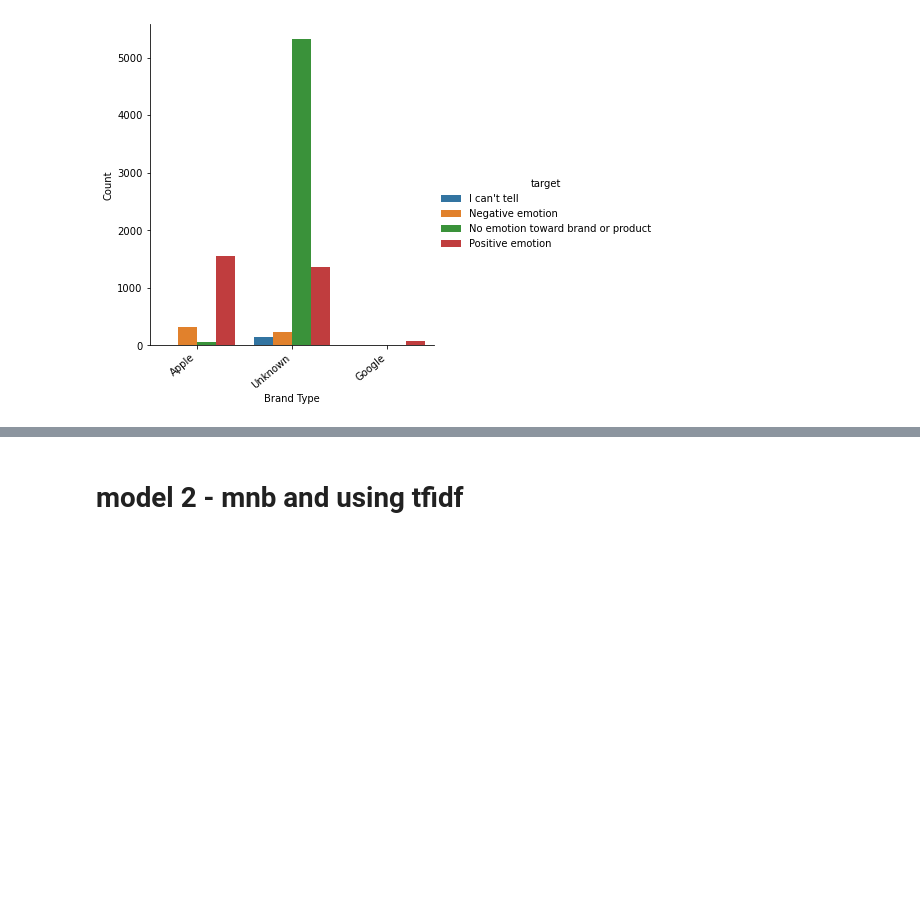
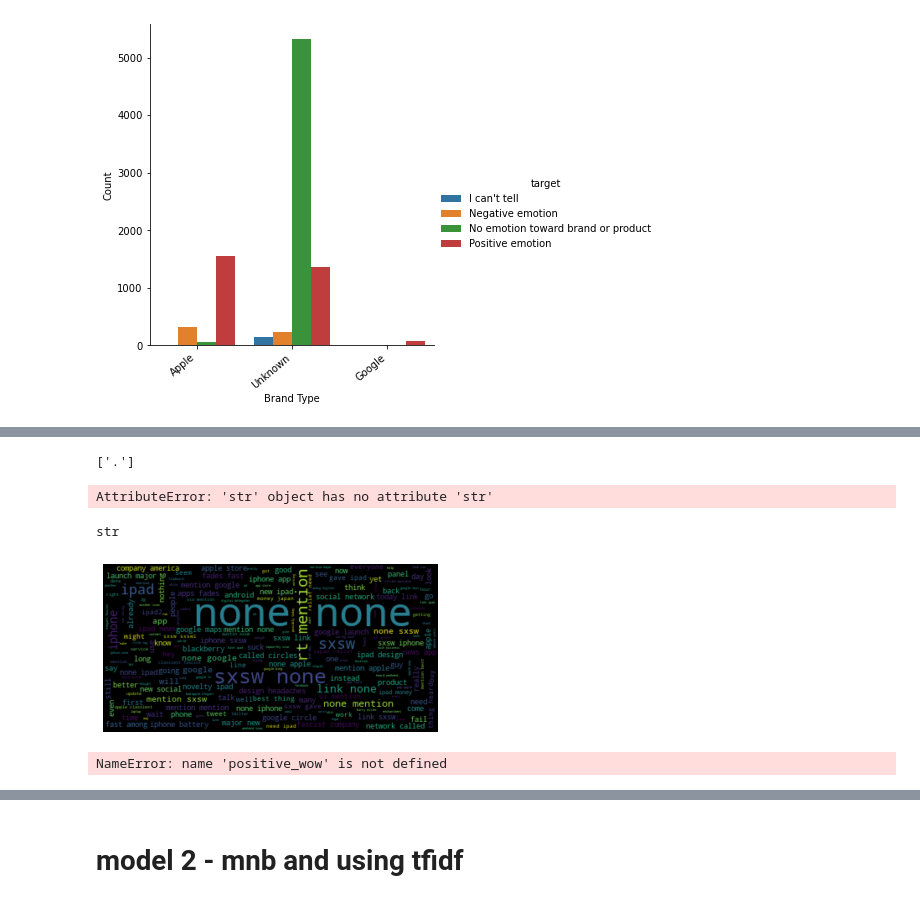
Before and after one commit to raylinsoriano/NLP_project, a Jupyter notebook: Individual Notebooks/Allison's Notebook.ipynb, the cells around one changed output, grey strips where cells are left out. Cells and saved outputs as stored; diff of their text form; code cells hidden in the pictures; blank space fills up the shorter version.

```diff
--- a/Individual Notebooks/Allison's Notebook.ipynb
+++ b/Individual Notebooks/Allison's Notebook.ipynb
@@ -182,0 +293,5 @@ sns.countplot(x="target", palette="ch:.25", data=df)
+# %%
+df_please_make_it_work_neg = df_please_make_it_work.loc[df_please_make_it_work["target"] == "Negative emotion"]
+df_please_make_it_work_neg = df_please_make_it_work_neg.drop("target", axis=1)
+df_neg = df_please_make_it_work_neg.squeeze().to_list()
+type(df_neg)
@@ -182,0 +304,58 @@ sns.countplot(x="target", palette="ch:.25", data=df)
+# %%
+df_neg = df_neg[0].split()
+df_neg
+# %% [output]
+['.']
+# %%
+list_negative = []
+
+
+for x in df_please_make_it_work_neg["combined"]:
+    x.str.split(",")
+    list_negative.append(x)
+# %% [output]
+AttributeError: 'str' object has no attribute 'str'
+# %%
+type(df_please_make_it_work_neg["combined"][0])
+# %% [output]
+str
+# %%
+df_please_make_it_work_pos = df_please_make_it_work.loc[df_please_make_it_work["target"] == "Positive emotion"]
+df_please_make_it_work_pos = df_please_make_it_work_pos.drop("target", axis=1)
+pos_wow = df_please_make_it_work_pos.squeeze().to_list()
+# %%
+df_please_make_it_work_no_emo = df_please_make_it_work.loc[df_please_make_it_work["target"] == "No emotion toward brand or product"]
+df_please_make_it_work_no_emo = df_please_make_it_work_no_emo.drop("target", axis=1)
+no_emo_wow = df_please_make_it_work_no_emo.squeeze().to_list()
+# %%
+text_neg_list = []
+
+for x in negative_wow:
+    if x not in pos_wow and no_emo_wow:
+        text_neg_list.append(x)
+
+
+text_neg_lists = ' '.join(text_neg_list).lower()
+wordcloud = WordCloud().generate(text_neg_lists)
+
+plt.imshow(wordcloud, interpolation='bilinear')
+plt.axis("off")
+plt.show()
+# %% [output]
+[figure, added]
+# %%
+text_pos_list = []
+
+for x in positive_wow:
+    if x not in negative_wow and no_emo_wow:
+        text_pos_list.append(x)
+
+
+text_pos_lists = ' '.join(text_pos_list).lower()
+wordcloud = WordCloud().generate(text_pos_lists)
+
+plt.imshow(wordcloud, interpolation='bilinear')
+plt.axis("off")
+plt.show()
+# %% [output]
+NameError: name 'positive_wow' is not defined
```
Also changed, not shown: parts of 79 cells of this notebook.
